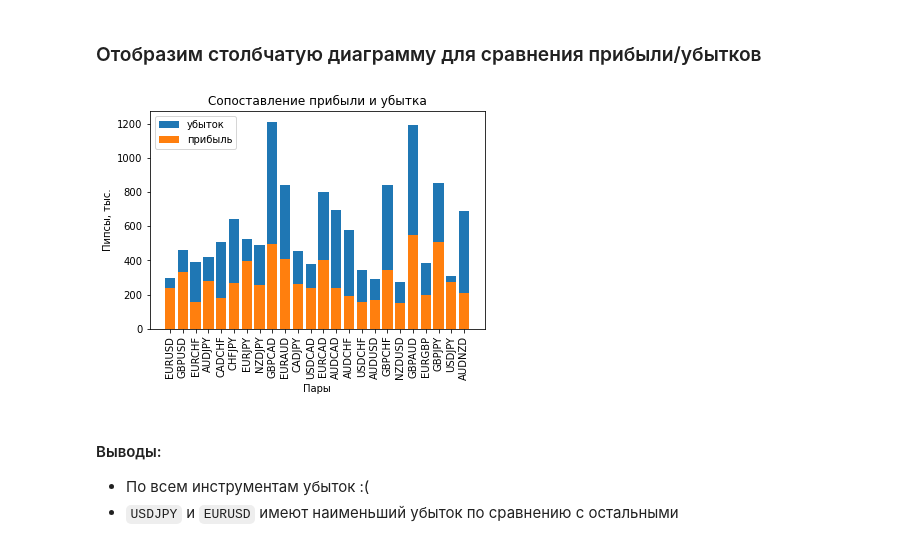
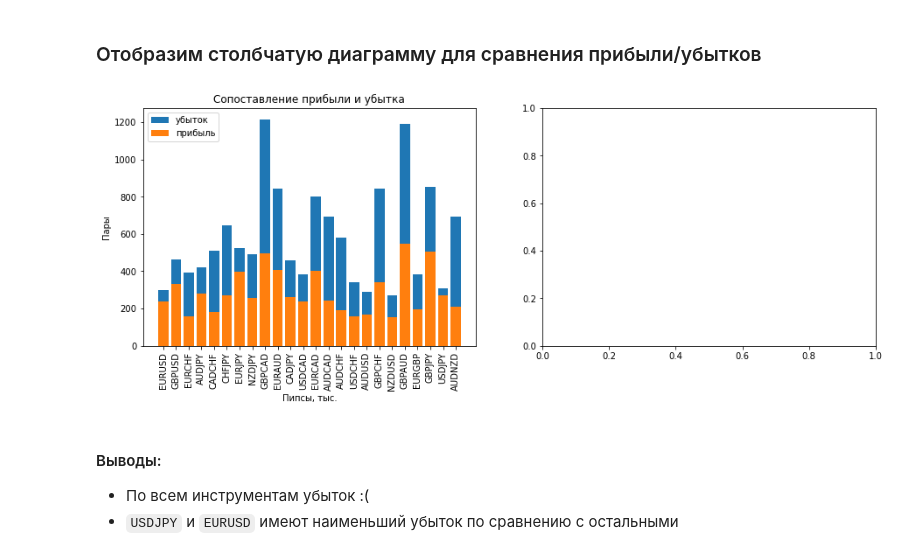
Before and after one commit to pudovd/stpy-19, a Jupyter notebook: 02-visualization/analyze-trade-results-Copy1.ipynb, the cells around one changed output. Saved outputs shown, nothing was run; the diff lists cells and outputs as text; code cells hidden in the pictures.

Commit message:
prepare subplot

```diff
--- a/02-visualization/analyze-trade-results-Copy1.ipynb
+++ b/02-visualization/analyze-trade-results-Copy1.ipynb
@@ -87,31 +87,33 @@ grouped.head(4)
 # %% [markdown]
 ### Отобразим столбчатую диаграмму для сравнения прибыли/убытков
 # %%
+from pylab import rcParams
+rcParams['figure.figsize'] = 15,5
+
 # подготавливам значения для X
 symbols = trade_results['symbol'].unique()
 
 symbols_win = [(symbol, is_win) for symbol, is_win in grouped.index.values if is_win]
 values_win = grouped.loc[symbols_win, ('result_in_pips', 'sum')] / 1000
 
 symbols_loss = [(symbol, is_win) for symbol, is_win in grouped.index.values if not is_win]
 values_loss = grouped.loc[symbols_loss, ('result_in_pips', 'sum')] / 1000
 
 # print(symbols_win)
-fig, ax = plt.subplots()
-p1 = ax.bar(symbols, values_loss, label='убыток')
-p2 = ax.bar(symbols, values_win, label='прибыль')
+fig, axs = plt.subplots(1,2)
+ax1 = axs[0]
+p1 = ax1.bar(symbols, values_loss, label='убыток')
+p2 = ax1.bar(symbols, values_win, label='прибыль')
 
-ax.xaxis.set_tick_params(rotation=90)
-
-plt.title('Сопоставление прибыли и убытка')
-plt.ylabel('Пипсы, тыс.')
-plt.xlabel('Пары')
-
-ax.legend()
+ax1.xaxis.set_tick_params(rotation=90)
+ax1.set_ylabel('Пары')
+ax1.set_xlabel('Пипсы, тыс.')
+ax1.title.set_text('Сопоставление прибыли и убытка')
+ax1.legend()
 
 plt.show()
 # %% [output]
-[figure, old version]
+[figure, new version]
 # %% [markdown]
 #### Выводы:
 * По всем инструментам убыток :(
```
